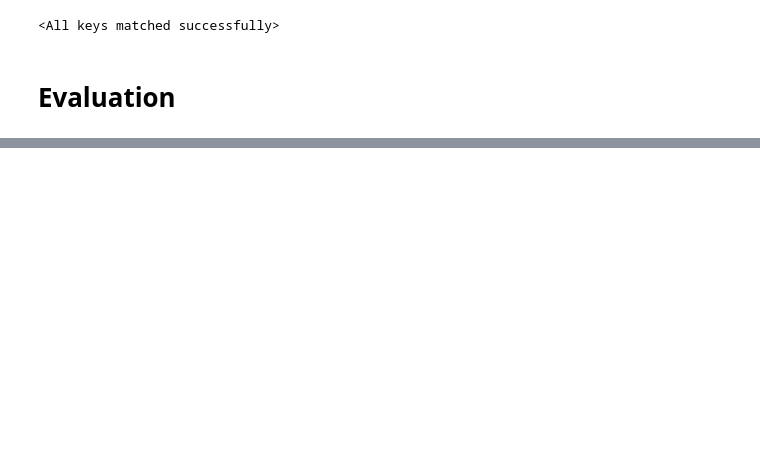
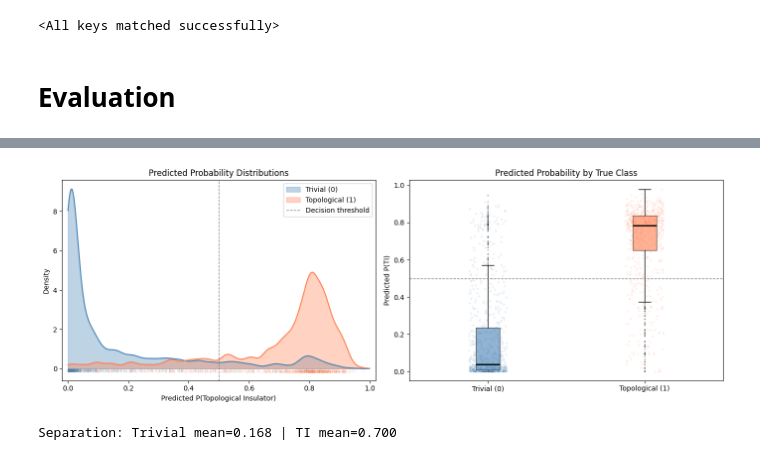
Before and after one commit to RayCharles8/ML-Project, a Jupyter notebook: CGNN.ipynb, the cells around one changed output, grey strips where cells are left out. Drawn from its saved outputs; the diff is of its cells as text; code cells hidden in the pictures; blank space fills up the shorter version.

```diff
--- a/CGNN.ipynb
+++ b/CGNN.ipynb
@@ -711,0 +731,69 @@ plt.show()
+# %%
+# POLISHED PROBABILITY DISTRIBUTION PLOT
+# (replaces your basic scatter — shows how well the model separates the two classes)
+
+from scipy.stats import gaussian_kde
+
+fig, axes = plt.subplots(1, 2, figsize=(14, 5))
+
+trivial_probs = probs[labels == 0]
+topo_probs    = probs[labels == 1]
+
+# --- LEFT: KDE + rug plot ---
+ax = axes[0]
+x_range = np.linspace(0, 1, 300)
+
+kde_trivial = gaussian_kde(trivial_probs, bw_method=0.08)
+kde_topo    = gaussian_kde(topo_probs,    bw_method=0.08)
+
+ax.fill_between(x_range, kde_trivial(x_range), alpha=0.35, color='steelblue', label='Trivial (0)')
+ax.plot(x_range, kde_trivial(x_range), color='steelblue', linewidth=1.5)
+
+ax.fill_between(x_range, kde_topo(x_range), alpha=0.35, color='coral', label='Topological (1)')
+ax.plot(x_range, kde_topo(x_range), color='coral', linewidth=1.5)
+
+# Rug marks at bottom
+ax.plot(trivial_probs, np.full_like(trivial_probs, -0.08),
+        '|', color='steelblue', alpha=0.15, markersize=4)
+ax.plot(topo_probs, np.full_like(topo_probs, -0.14),
+        '|', color='coral', alpha=0.15, markersize=4)
+
+ax.axvline(0.5, color='gray', linestyle='--', linewidth=1, label='Decision threshold')
+ax.set_xlabel('Predicted P(Topological Insulator)')
+ax.set_ylabel('Density')
+ax.set_title('Predicted Probability Distributions')
+ax.legend()
+ax.set_xlim(-0.02, 1.02)
+
+# --- RIGHT: Box plot per class ---
+ax2 = axes[1]
+bp = ax2.boxplot(
+    [trivial_probs, topo_probs],
+    labels=['Trivial (0)', 'Topological (1)'],
+    patch_artist=True,
+    medianprops=dict(color='black', linewidth=2),
+    flierprops=dict(marker='.', markersize=2, alpha=0.3)
+)
+bp['boxes'][0].set_facecolor('steelblue')
+bp['boxes'][0].set_alpha(0.6)
+bp['boxes'][1].set_facecolor('coral')
+bp['boxes'][1].set_alpha(0.6)
+
+# Strip plot overlay (jittered points)
+rng = np.random.default_rng(42)
+for i, (vals, col) in enumerate(zip([trivial_probs, topo_probs], ['steelblue', 'coral']), start=1):
+    jitter = rng.uniform(-0.12, 0.12, size=len(vals))
+    ax2.scatter(np.full_like(vals, i) + jitter, vals,
+                alpha=0.08, s=4, color=col, zorder=2)
+
+ax2.axhline(0.5, color='gray', linestyle='--', linewidth=1)
+ax2.set_ylabel('Predicted P(TI)')
+ax2.set_title('Predicted Probability by True Class')
+
+plt.tight_layout()
+plt.savefig('probability_distributions.png', dpi=150, bbox_inches='tight')
+plt.show()
+print(f"\nSeparation: Trivial mean={trivial_probs.mean():.3f} | TI mean={topo_probs.mean():.3f}")
+# %% [output]
+[figure, added]
+Separation: Trivial mean=0.168 | TI mean=0.700
```
Also changed, not shown: parts of 34 cells of this notebook.
